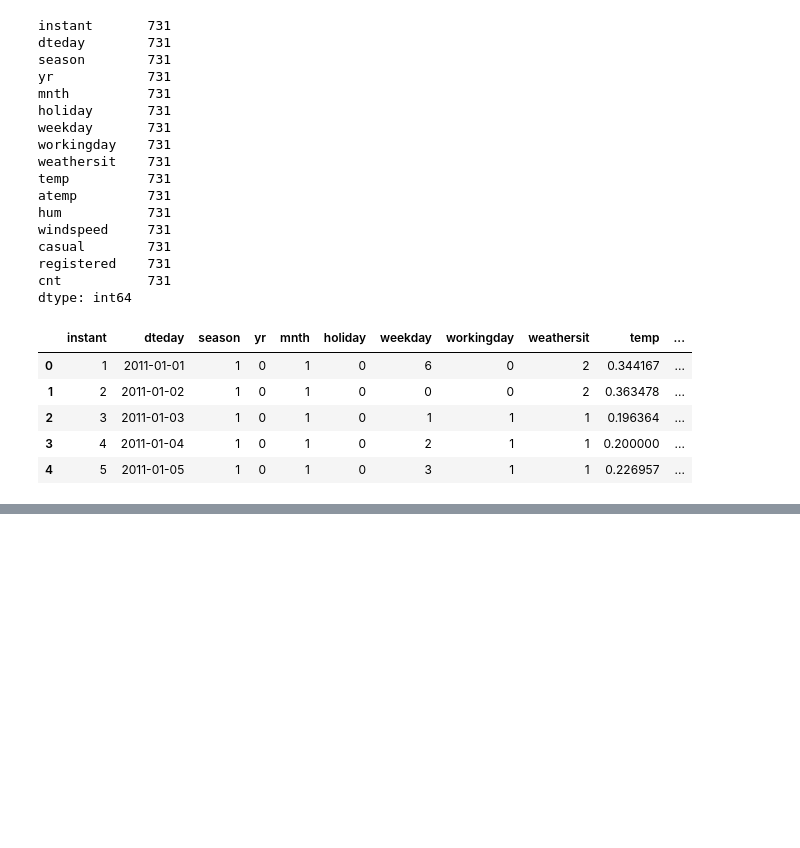
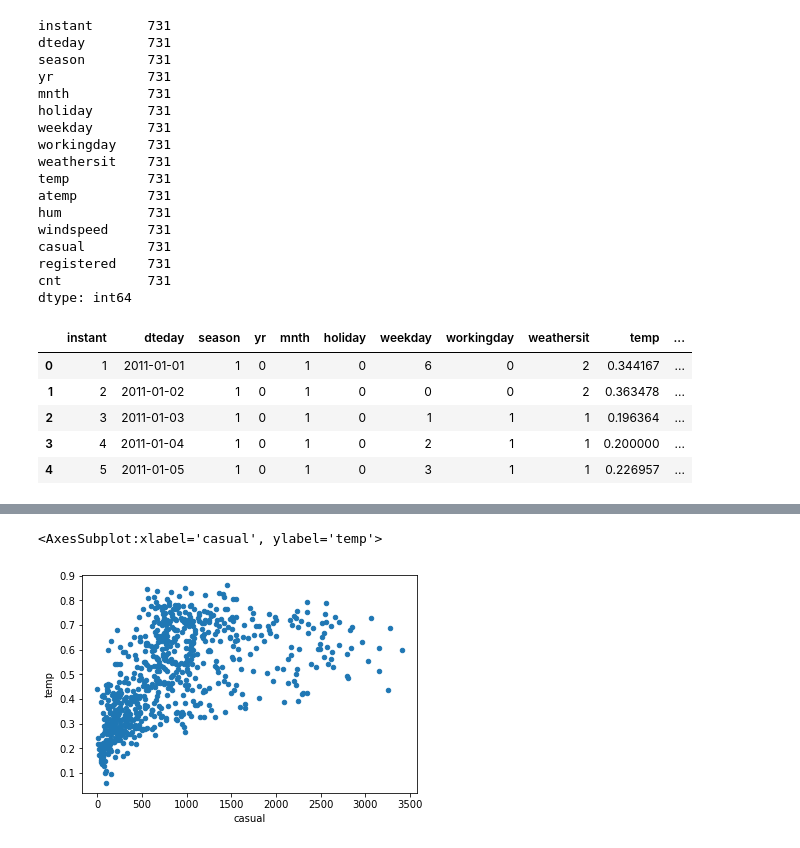
Before and after one commit to data301-2020-winter1/course-project-group_6021, a Jupyter notebook: analysis/emily/emily_milestone_2.ipynb, the cells around one changed output, grey strips where cells are left out. Saved outputs shown, nothing was run; the diff lists cells and outputs as text; code cells hidden in the pictures; blank space fills up the shorter version.

```diff
--- a/analysis/emily/emily_milestone_2.ipynb
+++ b/analysis/emily/emily_milestone_2.ipynb
@@ -60,0 +147,5 @@ FileNotFoundError: [Errno 2] File analysis/scripts/project_functions.py does not
+# %%
+data_eda.plot(kind = 'scatter', x = 'casual', y = 'temp')
+# %% [output]
+<AxesSubplot:xlabel='casual', ylabel='temp'>
+[figure, added]
```
Also changed, not shown: parts of 19 cells of this notebook, 1 other file.
